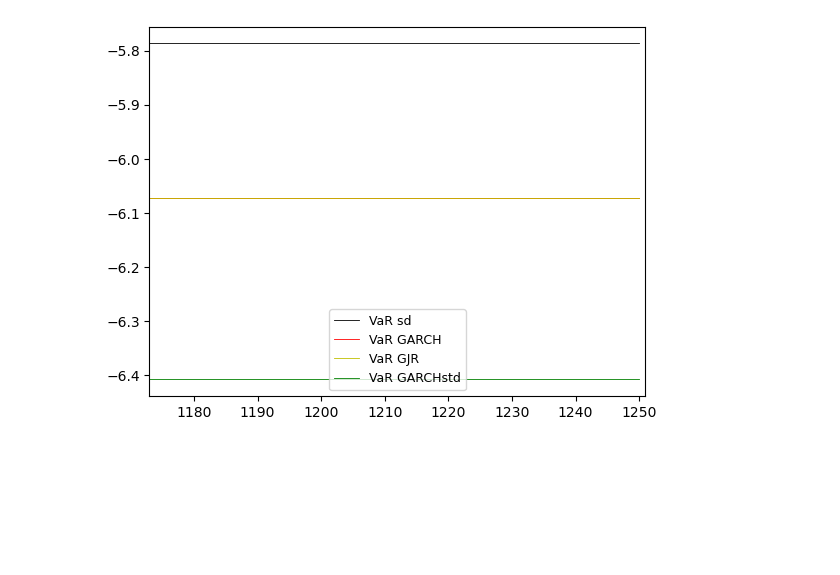
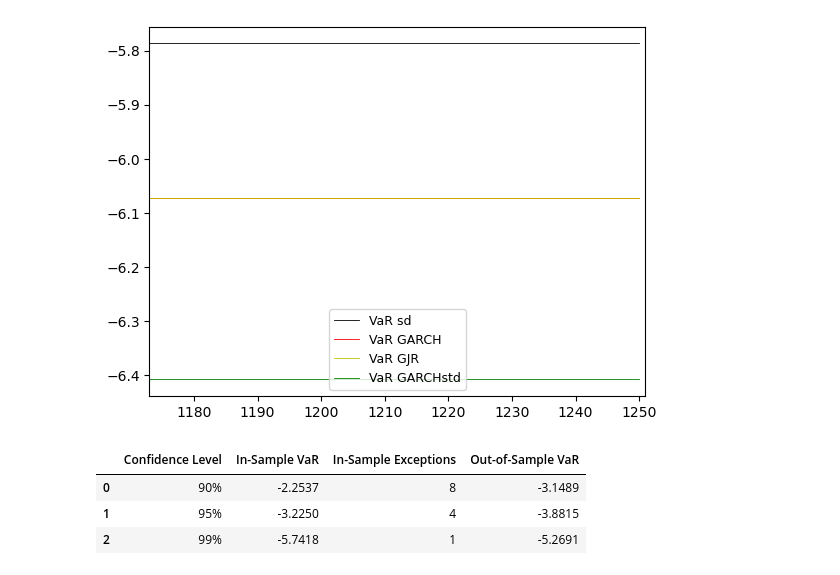
Before and after one commit to Varvoo/Free-ATS-Grinta, a Jupyter notebook: Exo 6 _ Ariane.ipynb, the cells around one changed output. Drawn from its saved outputs; the diff is of its cells as text; code cells hidden in the pictures; blank space fills up the shorter version.

```diff
--- a/Exo 6 _ Ariane.ipynb
+++ b/Exo 6 _ Ariane.ipynb
@@ -646,3 +667,53 @@ plt.legend(loc='best', fontsize=9)
 # %% [output]
 <matplotlib.legend.Legend at 0x...>
 [figure]
+# %%
+#============= In and Out-of-sample Value-at-Risk estimates ===========================
+
+# Compute VaR 90%, 95%, and 99% using quantile method --> Careful in Lab3 Sylvain only focused on 99% VaR
+Varin_90 = df_train.quantile(0.1).round(4)
+Varin_95 = df_train.quantile(0.05).round(4)
+Varin_99 = df_train.quantile(0.01).round(4)
+Varout_90 = df_test.quantile(0.1).round(4)
+Varout_95 = df_test.quantile(0.05).round(4)
+Varout_99 = df_test.quantile(0.01).round(4)
+
+# Check for exceptions
+Vin90 = 0
+Vin95 = 0
+Vin99 = 0
+Vout90 = 0
+Vout95 = 0
+Vout99 = 0
+for i in df_train:
+    if i < Varin_90:
+        Vin90 += 1
+    if i < Varin_95:
+        Vin95 += 1
+    if i < Varin_99:
+        Vin99 += 1
+for j in df_test:
+    if j < Varout_90:
+        Vout90 += 1
+    if j < Varout_95:
+        Vout95 += 1
+    if j < Varout_99:
+        Vout99 += 1
+
+# Prepare dataframe to visualize overall data
+CL = ['90%', '95%', '99%']
+IS_VAR = [Varin_90, Varin_95, Varin_99]
+IS_Excep = [Vin90, Vin95,Vin99]
+OOS_VAR = [Varout_90, Varout_95, Varout_99]
+OOS_Excep = [Vout90, Vout95,Vout99]
+df_VaR = pd.DataFrame.from_dict({ 'Confidence Level': CL,
+                                    'In-Sample VaR': IS_VAR,
+                                    'In-Sample Exceptions': IS_Excep,
+                                    'Out-of-Sample VaR': OOS_VAR,
+                                    'In-Sample Exceptions': OOS_Excep,})
+df_VaR
+# %% [output]
+|  | Confidence Level | In-Sample VaR | In-Sample Exceptions | Out-of-Sample VaR |
+| 0 | 90% | -2.2537 | 8 | -3.1489 |
+| 1 | 95% | -3.2250 | 4 | -3.8815 |
+| 2 | 99% | -5.7418 | 1 | -5.2691 |
```
Also changed, not shown: parts of 11 cells of this notebook.
